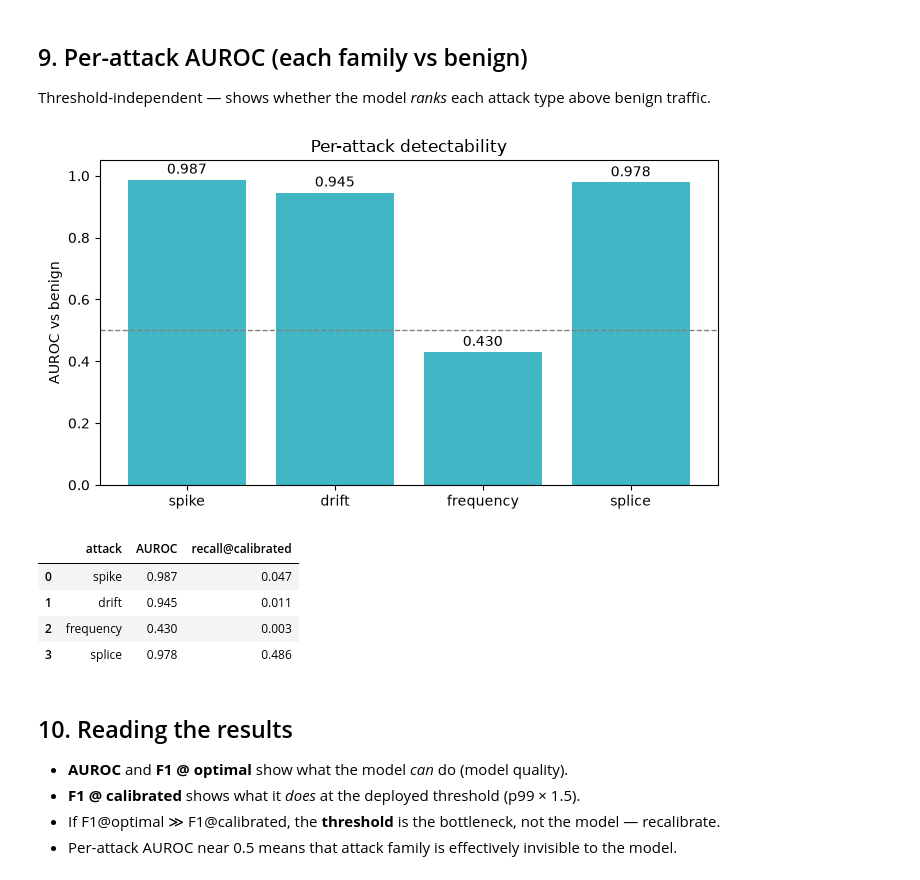
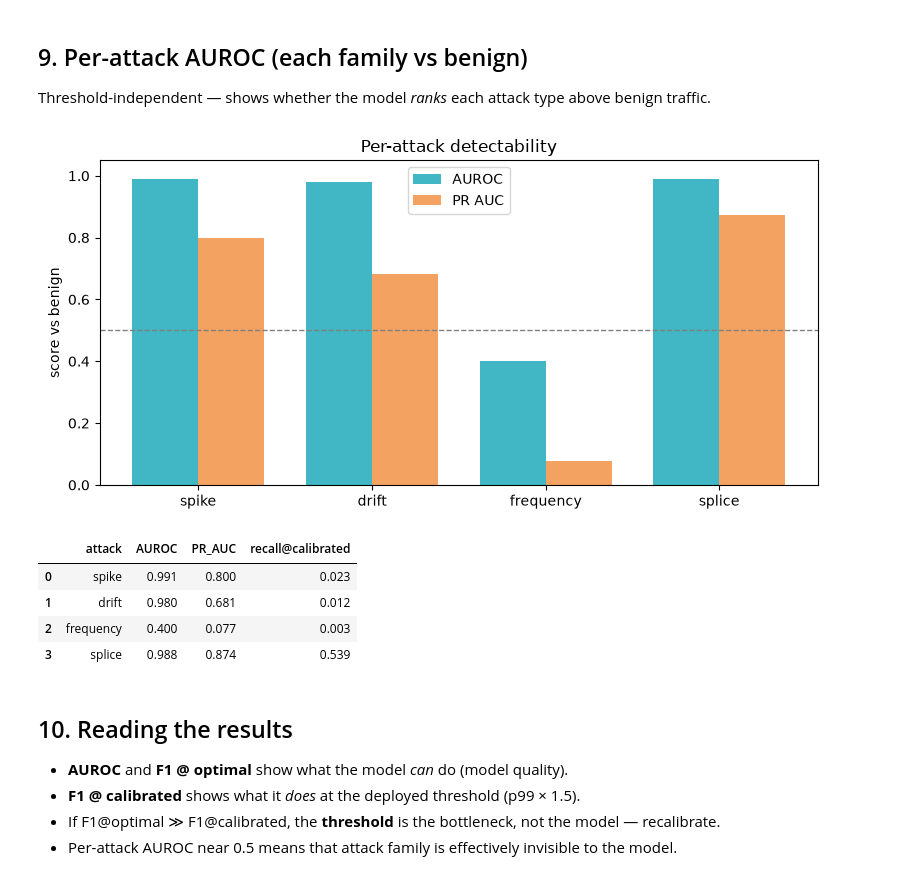
Before and after one commit to Rezvision/Carla, a Jupyter notebook: Python scripts/mvp_v1/evaluate_central.ipynb, the cells around one changed output. Cells and saved outputs as stored; diff of their text form; code cells hidden in the pictures.

Commit message:
Calibrated mvp model + ran evaluation notebook to gather new results

```diff
--- a/Python scripts/mvp_v1/evaluate_central.ipynb
+++ b/Python scripts/mvp_v1/evaluate_central.ipynb
@@ -317,33 +345,39 @@ Threshold-independent — shows whether the model *ranks* each attack type above
 # %%
 rows = []
 for k in ATTACKS:
     m = (kinds == k) & (labels == 1)
     if m.any():
         y = np.concatenate([np.zeros(len(benign)), np.ones(m.sum())])
         s = np.concatenate([benign, scores[m]])
-        rows.append((k, roc_auc_score(y, s),
+        rows.append((k,
+                     roc_auc_score(y, s),
+                     average_precision_score(y, s),
                      float((scores[m] > thr).mean())))
-per_attack = pd.DataFrame(rows, columns=["attack", "AUROC", "recall@calibrated"])
+per_attack = pd.DataFrame(
+    rows, columns=["attack", "AUROC", "PR_AUC", "recall@calibrated"])
 
-fig, ax = plt.subplots(figsize=(7, 4))
-ax.bar(per_attack["attack"], per_attack["AUROC"], color="#41b6c4")
+x = np.arange(len(per_attack))
+width = 0.38
+fig, ax = plt.subplots(figsize=(8, 4))
+ax.bar(x - width / 2, per_attack["AUROC"], width, label="AUROC", color="#41b6c4")
+ax.bar(x + width / 2, per_attack["PR_AUC"], width, label="PR AUC", color="#f4a261")
 ax.axhline(0.5, color="gray", ls="--", lw=1)
+ax.set_xticks(x, per_attack["attack"])
 ax.set_ylim(0, 1.05)
-ax.set_ylabel("AUROC vs benign")
+ax.set_ylabel("score vs benign")
 ax.set_title("Per-attack detectability")
-for i, v in enumerate(per_attack["AUROC"]):
-    ax.text(i, v + 0.02, f"{v:.3f}", ha="center")
+ax.legend()
 plt.tight_layout()
 plt.show()
 
 per_attack.round(3)
 # %% [output]
-[figure, old version]
+[figure, new version]
-|  | attack | AUROC | recall@calibrated |
-| 0 | spike | 0.987 | 0.047 |
-| 1 | drift | 0.945 | 0.011 |
-| 2 | frequency | 0.430 | 0.003 |
-| 3 | splice | 0.978 | 0.486 |
+|  | attack | AUROC | PR_AUC | recall@calibrated |
+| 0 | spike | 0.991 | 0.800 | 0.023 |
+| 1 | drift | 0.980 | 0.681 | 0.012 |
+| 2 | frequency | 0.400 | 0.077 | 0.003 |
+| 3 | splice | 0.988 | 0.874 | 0.539 |
 # %% [markdown]
 ## 10. Reading the results
 
```
Also changed, not shown: parts of 7 cells of this notebook.
